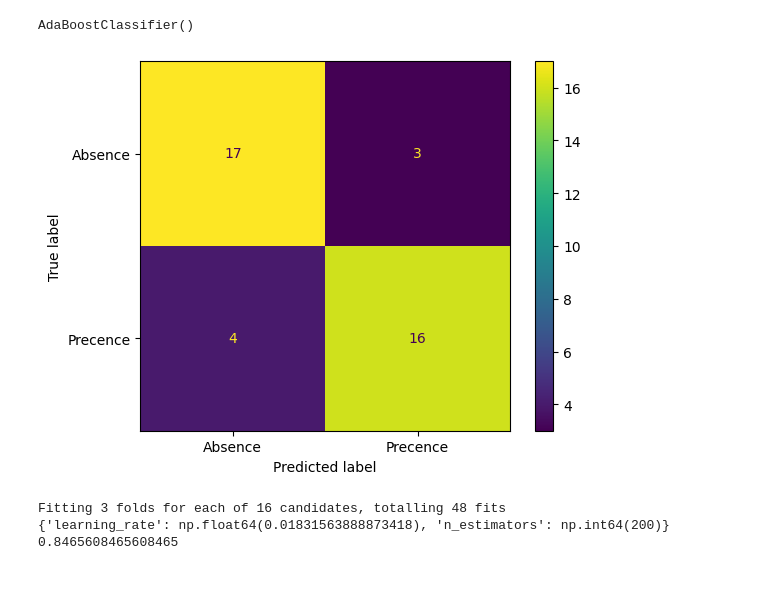
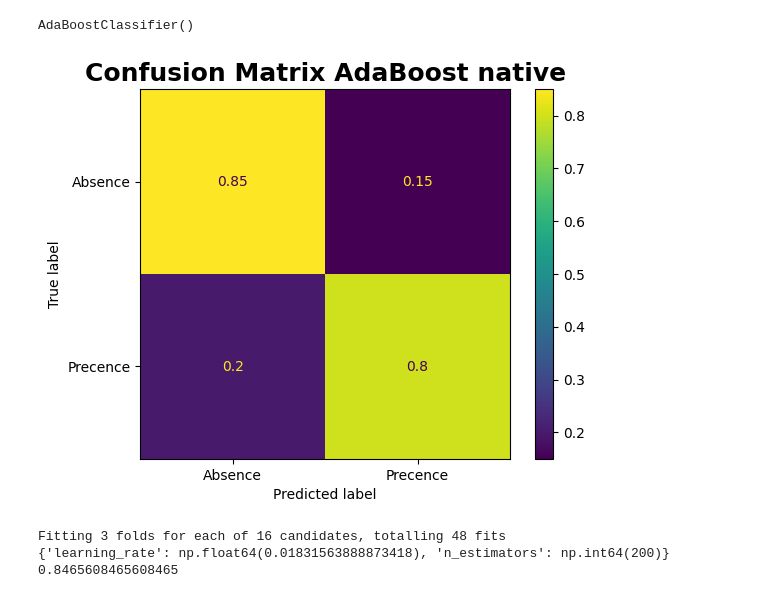
Before and after one commit to micheleishere/CO2, a Jupyter notebook: Project_CO2_main.ipynb, the cells around one changed output. Saved outputs shown, nothing was run; the diff lists cells and outputs as text; code cells hidden in the pictures.

Commit message:
corrected and compared CatBoost with AdaBoost

```diff
--- a/Project_CO2_main.ipynb
+++ b/Project_CO2_main.ipynb
@@ -613,15 +613,15 @@ AdaBoostClassifier()
 # %%
 ada_val_pred_nativ = ada.predict(validation_X)
 
 class_ada_nativ = classification_report(validation_y,ada_val_pred_nativ, output_dict= True)
 
-cm = confusion_matrix(validation_y, ada_val_pred_nativ)
-display = ConfusionMatrixDisplay(confusion_matrix = cm, display_labels=["Absence","Precence"], normalize= True)
+cm = confusion_matrix(validation_y, ada_val_pred_nativ, normalize= "true")
+display = ConfusionMatrixDisplay(confusion_matrix = cm, display_labels=["Absence","Precence"])
 display.plot()
-plt.title("Confusion Matrix AdaBoost native")
+plt.title("Confusion Matrix AdaBoost native", weight = "bold", size = 18)
 plt.show()
 # %% [output]
-[figure, old version]
+[figure, new version]
 # %%
 # inspired by the lession
 param_grid = {
```
Also changed, not shown: parts of 13 cells of this notebook, 3 other files.
